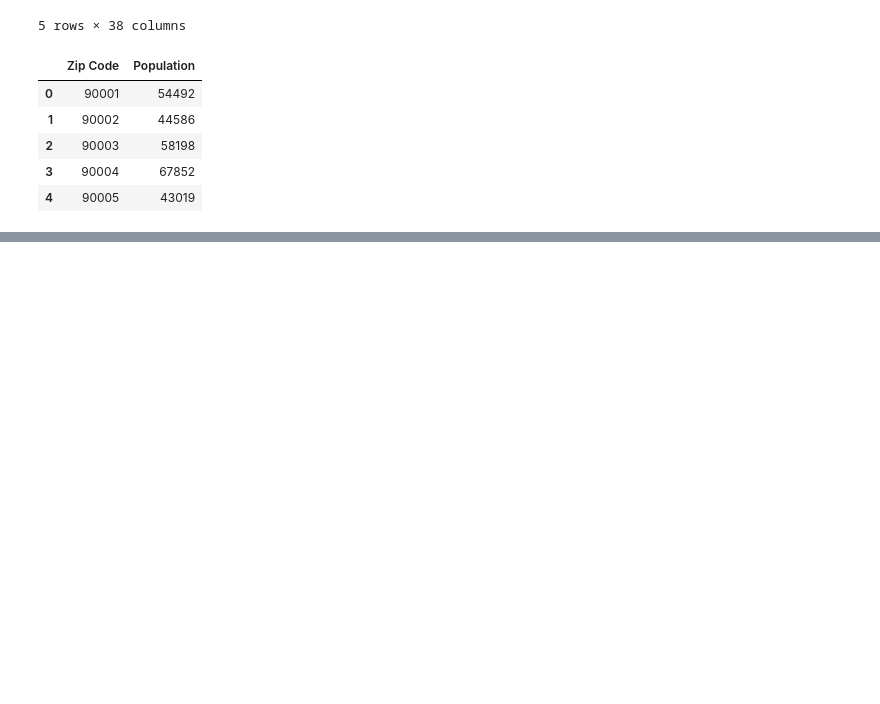
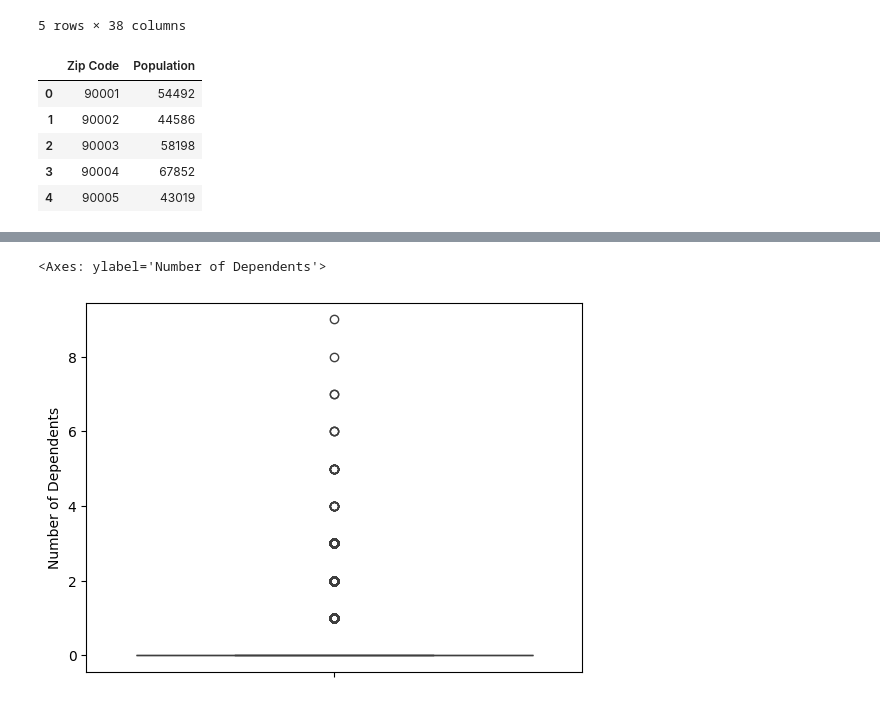
Before and after one commit to Karthi-1008/Signal_Stay, a Jupyter notebook: Model.ipynb, the cells around one changed output, grey strips where cells are left out. Drawn from its saved outputs; the diff is of its cells as text; code cells hidden in the pictures; blank space fills up the shorter version.

```diff
--- a/Model.ipynb
+++ b/Model.ipynb
@@ -29,0 +170,5 @@ zipcode.head()
+# %%
+sns.boxplot(x['Number of Dependents'])
+# %% [output]
+<Axes: ylabel='Number of Dependents'>
+[figure, added]
```
Also changed, not shown: parts of 20 cells of this notebook, 2 other files.
